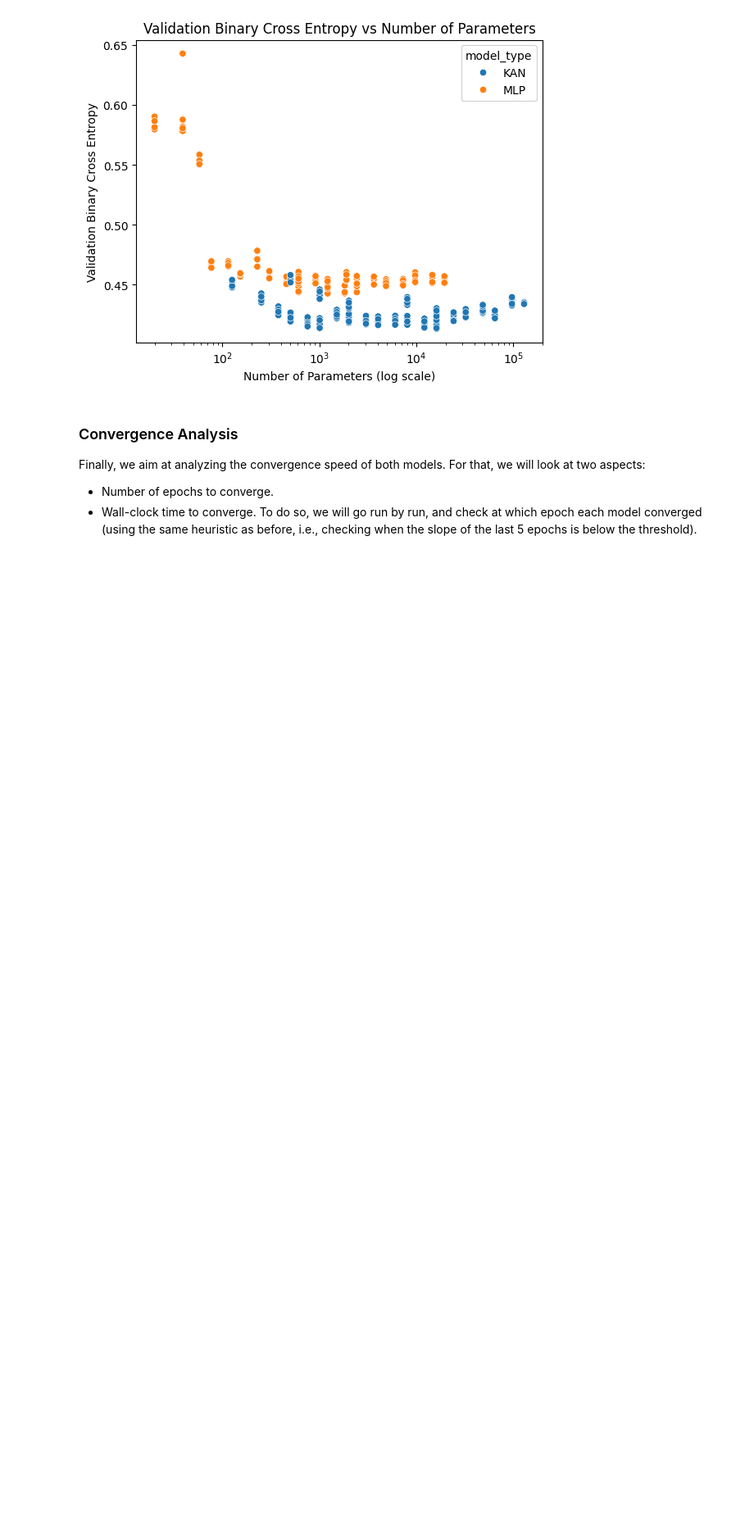
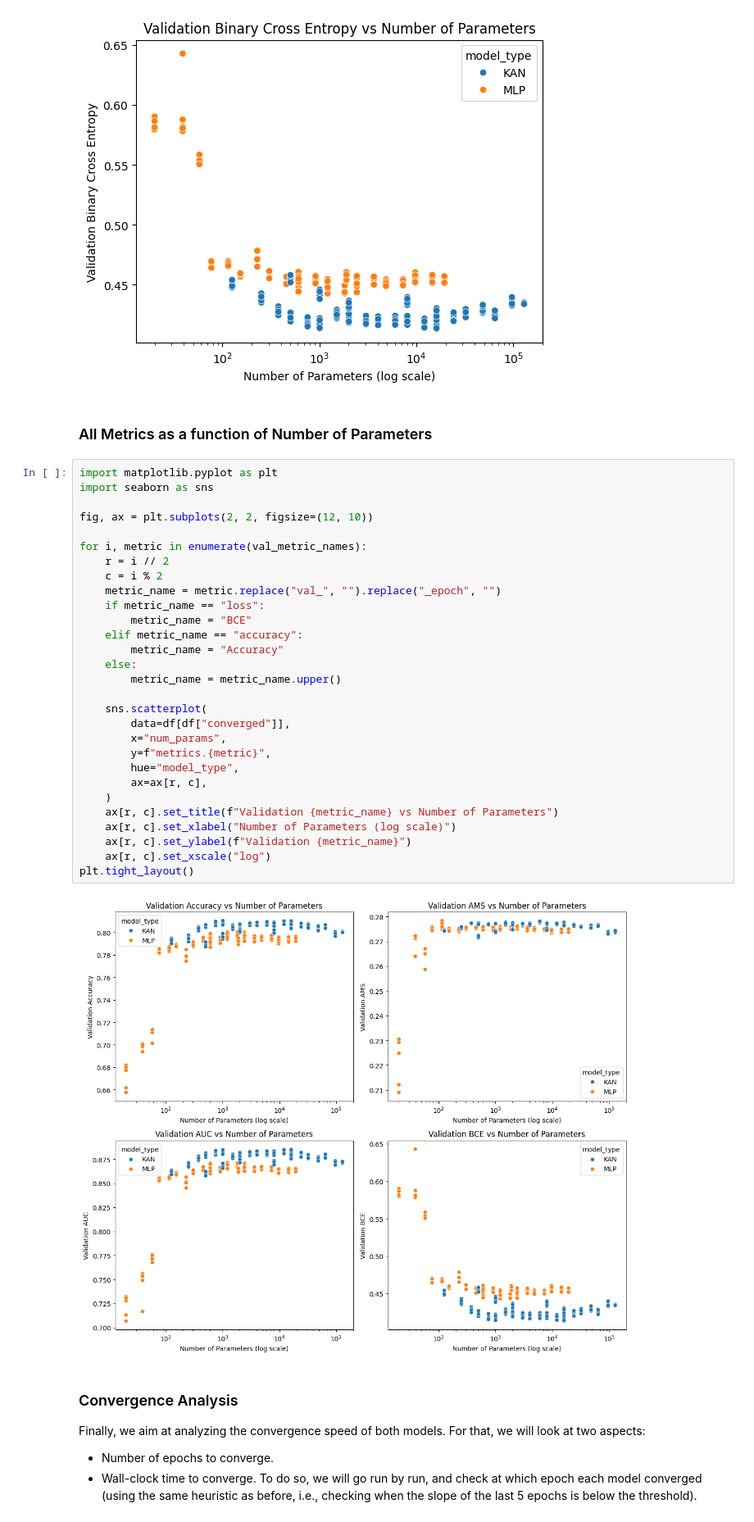
Before and after one commit to AimbotParce/MDS-AML-HiggsBosonKAN, a Jupyter notebook: notebooks/05-analysis.ipynb, the cells around one changed output. Shown at 82% size. Drawn from its saved outputs; the diff is of its cells as text; blank space fills up the shorter version.

Commit message:
Make a four-plot of all metrics

```diff
--- a/notebooks/05-analysis.ipynb
+++ b/notebooks/05-analysis.ipynb
@@ -493,6 +493,39 @@ plt.ylabel("Validation Binary Cross Entropy")
 plt.xscale("log")
 # %% [output]
 [figure]
+# %% [markdown]
+### All Metrics as a function of Number of Parameters
+# %%
+import matplotlib.pyplot as plt
+import seaborn as sns
+
+fig, ax = plt.subplots(2, 2, figsize=(12, 10))
+
+for i, metric in enumerate(val_metric_names):
+    r = i // 2
+    c = i % 2
+    metric_name = metric.replace("val_", "").replace("_epoch", "")
+    if metric_name == "loss":
+        metric_name = "BCE"
+    elif metric_name == "accuracy":
+        metric_name = "Accuracy"
+    else:
+        metric_name = metric_name.upper()
+
+    sns.scatterplot(
+        data=df[df["converged"]],
+        x="num_params",
+        y=f"metrics.{metric}",
+        hue="model_type",
+        ax=ax[r, c],
+    )
+    ax[r, c].set_title(f"Validation {metric_name} vs Number of Parameters")
+    ax[r, c].set_xlabel("Number of Parameters (log scale)")
+    ax[r, c].set_ylabel(f"Validation {metric_name}")
+    ax[r, c].set_xscale("log")
+plt.tight_layout()
+# %% [output]
+[figure, added]
 # %% [markdown]
 ### Convergence Analysis
 
```
Also changed, not shown: 2 other files.
